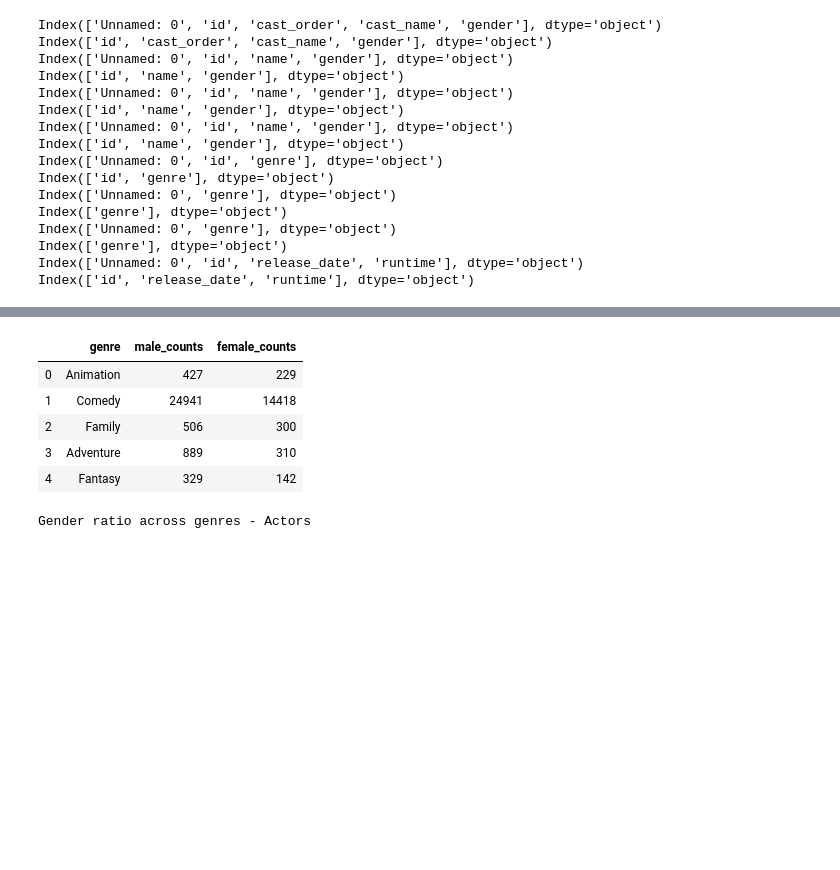
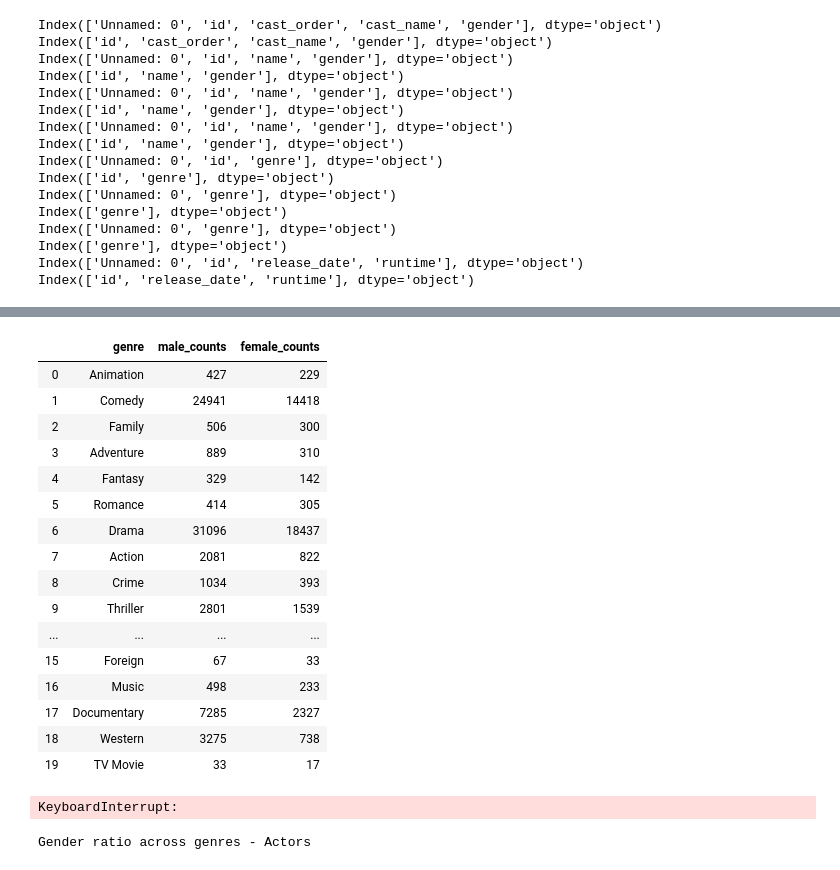
Before and after one commit to Dibmar/DAANMO_Project, a Jupyter notebook: DAANMO_Project/cross-indexing.ipynb, the cells around one changed output, grey strips where cells are left out. Saved outputs shown, nothing was run; the diff lists cells and outputs as text; code cells hidden in the pictures; blank space fills up the shorter version.

```diff
--- a/DAANMO_Project/cross-indexing.ipynb
+++ b/DAANMO_Project/cross-indexing.ipynb
@@ -225,0 +296,20 @@ writers_gender_genre = EDA.mixer(writers, genres)
+# %%
+actors_gender_by_genre
+# %% [output]
+|  | genre | male_counts | female_counts |
+| 0 | Animation | 427 | 229 |
+| 1 | Comedy | 24941 | 14418 |
+| 2 | Family | 506 | 300 |
+| 3 | Adventure | 889 | 310 |
+| 4 | Fantasy | 329 | 142 |
+| 5 | Romance | 414 | 305 |
+| 6 | Drama | 31096 | 18437 |
+| 7 | Action | 2081 | 822 |
+| 8 | Crime | 1034 | 393 |
+| 9 | Thriller | 2801 | 1539 |
+| ... | ... | ... | ... |
+| 15 | Foreign | 67 | 33 |
+| 16 | Music | 498 | 233 |
+| 17 | Documentary | 7285 | 2327 |
+| 18 | Western | 3275 | 738 |
+| 19 | TV Movie | 33 | 17 |
@@ -230,14 +323,9 @@ producers_gender_by_genre = EDA.corresponder(producers_gender_genre, genres_uniq
 directors_gender_by_genre = EDA.corresponder(directors_gender_genre, genres_unique)
 writers_gender_by_genre = EDA.corresponder(writers_gender_genre, genres_unique)
 
-actors_gender_by_genre.head()
+actors_gender_by_genre.sort_values(by=['male_counts', 'female_counts']).head()
 # %% [output]
-|  | genre | male_counts | female_counts |
-| 0 | Animation | 427 | 229 |
-| 1 | Comedy | 24941 | 14418 |
-| 2 | Family | 506 | 300 |
-| 3 | Adventure | 889 | 310 |
-| 4 | Fantasy | 329 | 142 |
+KeyboardInterrupt:
 # %%
 print("\nGender ratio across genres - Actors")
 EDA.plotter_special(df = actors_gender_by_genre, col_1 = 'genre', col_2 = 'male_counts', col_3 = 'female_counts', save = 0)
```
Also changed, not shown: parts of 10 cells of this notebook, 2 other files.
